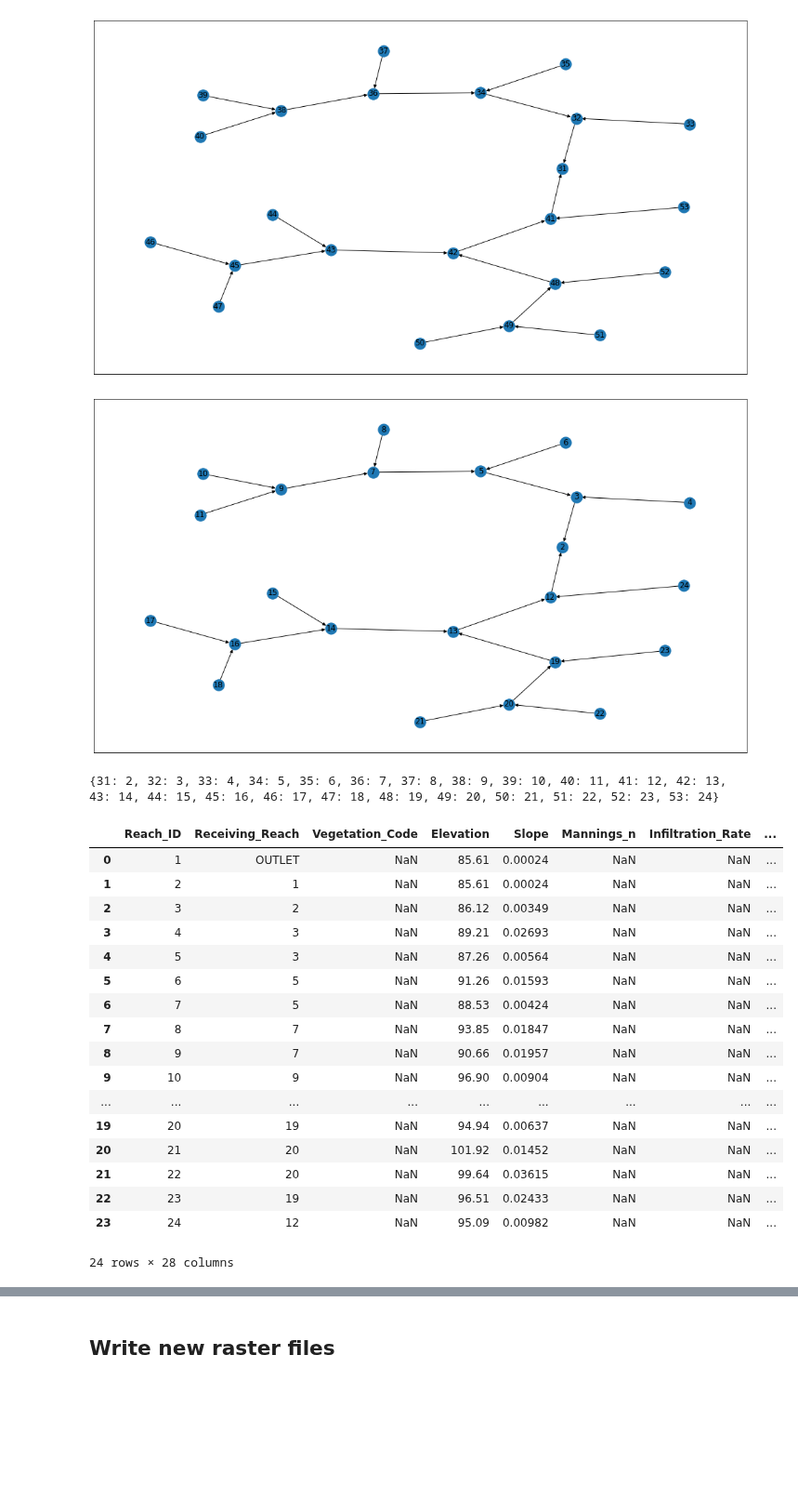
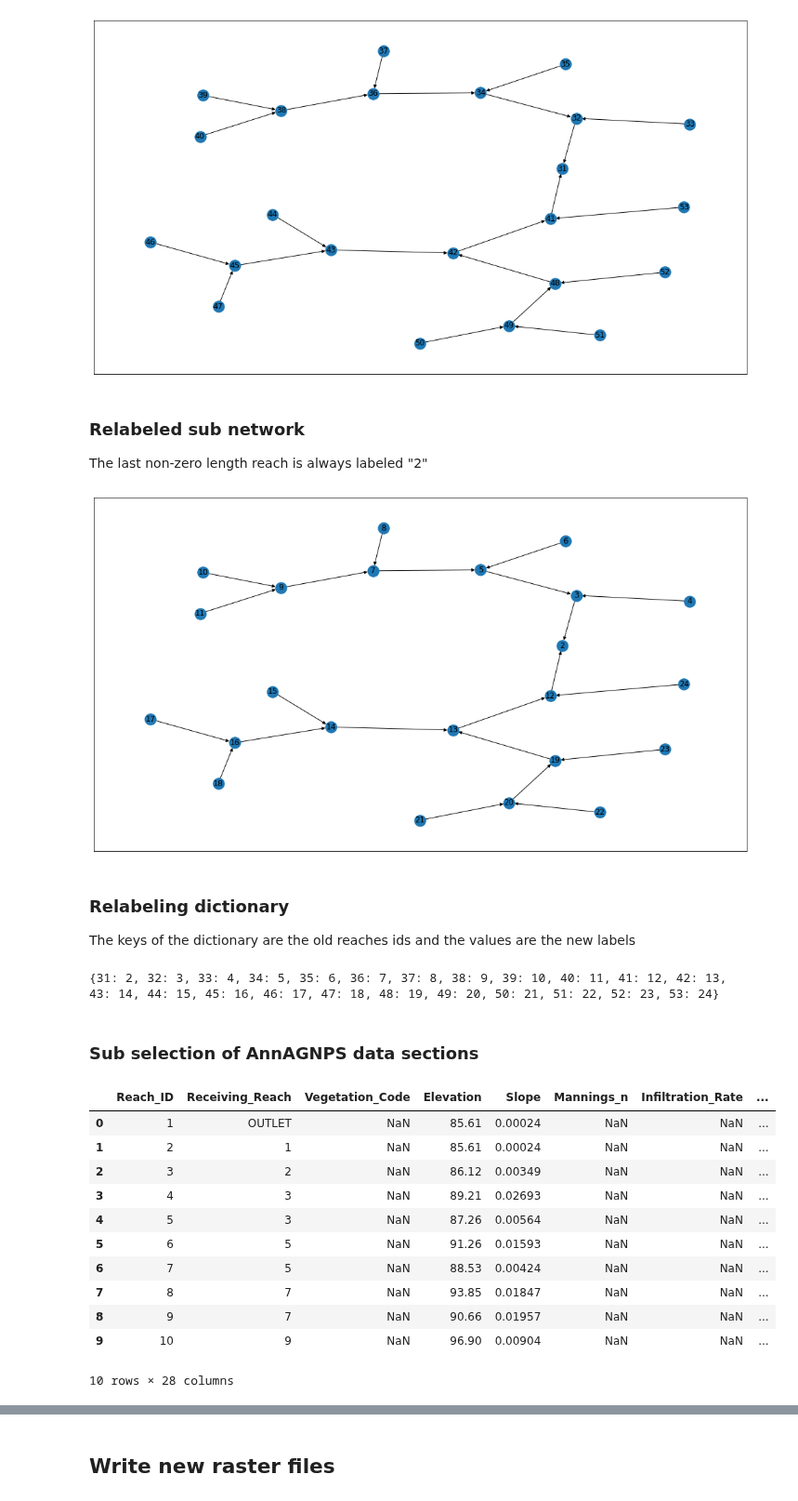
Before and after one commit to LucRSquared/pyagnps, a Jupyter notebook: src/notebooks/subannagnps.ipynb, the cells around one changed output, grey strips where cells are left out. Shown at 93% size. Saved outputs shown, nothing was run; the diff lists cells and outputs as text; code cells hidden in the pictures; blank space fills up the shorter version.

Commit message:
Cleaning up subannagnps notebook

```diff
--- a/src/notebooks/subannagnps.ipynb
+++ b/src/notebooks/subannagnps.ipynb
@@ -68,46 +71,47 @@ plt.show()
 # %%
-import networkx as nx
+outlet = 31
 
-outlet = 31
-subG = subannagnps.get_topagnps_subgraph(G, outlet=31)
-
+subG = subannagnps.get_topagnps_subgraph(G, outlet=outlet)
 plt.figure(figsize=(18,10))
 subannagnps.draw_network(subG)
 plt.show()
 # %% [output]
 [figure]
+# %% [markdown]
+### Relabeled sub network
+The last non-zero length reach is always labeled "2"
 # %%
 topG, relabel_dict = subannagnps.relabel_topagnps_subgraph(subG, outlet=outlet)
 
 plt.figure(figsize=(18,10))
 subannagnps.draw_network(topG)
 plt.show()
-print(relabel_dict)
 # %% [output]
 [figure]
-{31: 2, 32: 3, 33: 4, 34: 5, 35: 6, 36: 7, 37: 8, 38: 9, 39: 10, 40: 11, 41: 12, 42: 13, 43: 14, 44: 15, 45: 16, 46: 17, 47: 18, 48: 19, 49: 20, 50: 21, 51: 22, 52: 23, 53: 24}
+# %% [markdown]
+### Relabeling dictionary
+The keys of the dictionary are the old reaches ids and the values are the new labels
+# %%
+print(relabel_dict)
+# %% [output]
+{31: 2, 32: 3, 33: 4, 34: 5, 35: 6, 36: 7, 37: 8, 38: 9, 39: 10, 40: 11, 41: 12, 42: 13, 43: 14, 44: 15, 45: 16, 46: 17, 47: 18, 48: 19, 49: 20, 50: 21, 51: 22, 52: 23, 53: 24}
+# %% [markdown]
+### Sub selection of AnnAGNPS data sections
 # %%
-importlib.reload(subannagnps);
 df_reaches_sub = subannagnps.subset_and_rename_reach_df(df_reaches, relabel_dict)
-df_reaches_sub
+df_reaches_sub.head(10)
 # %% [output]
 |  | Reach_ID | Receiving_Reach | Vegetation_Code | Elevation | Slope | Mannings_n | Infiltration_Rate | ... |
 | 0 | 1 | OUTLET | NaN | 85.61 | 0.00024 | NaN | NaN | ... |
 | 1 | 2 | 1 | NaN | 85.61 | 0.00024 | NaN | NaN | ... |
 | 2 | 3 | 2 | NaN | 86.12 | 0.00349 | NaN | NaN | ... |
 | 3 | 4 | 3 | NaN | 89.21 | 0.02693 | NaN | NaN | ... |
 | 4 | 5 | 3 | NaN | 87.26 | 0.00564 | NaN | NaN | ... |
 | 5 | 6 | 5 | NaN | 91.26 | 0.01593 | NaN | NaN | ... |
 | 6 | 7 | 5 | NaN | 88.53 | 0.00424 | NaN | NaN | ... |
 | 7 | 8 | 7 | NaN | 93.85 | 0.01847 | NaN | NaN | ... |
 | 8 | 9 | 7 | NaN | 90.66 | 0.01957 | NaN | NaN | ... |
 | 9 | 10 | 9 | NaN | 96.90 | 0.00904 | NaN | NaN | ... |
-| ... | ... | ... | ... | ... | ... | ... | ... | ... |
-| 19 | 20 | 19 | NaN | 94.94 | 0.00637 | NaN | NaN | ... |
-| 20 | 21 | 20 | NaN | 101.92 | 0.01452 | NaN | NaN | ... |
-| 21 | 22 | 20 | NaN | 99.64 | 0.03615 | NaN | NaN | ... |
-| 22 | 23 | 19 | NaN | 96.51 | 0.02433 | NaN | NaN | ... |
-| 23 | 24 | 12 | NaN | 95.09 | 0.00982 | NaN | NaN | ... |
-24 rows × 28 columns
+10 rows × 28 columns
 # %%
 df_cells_sub = subannagnps.subset_and_rename_cell_df(df_cells, relabel_dict)
```
Also changed, not shown: parts of 4 cells of this notebook, 1 other file.
